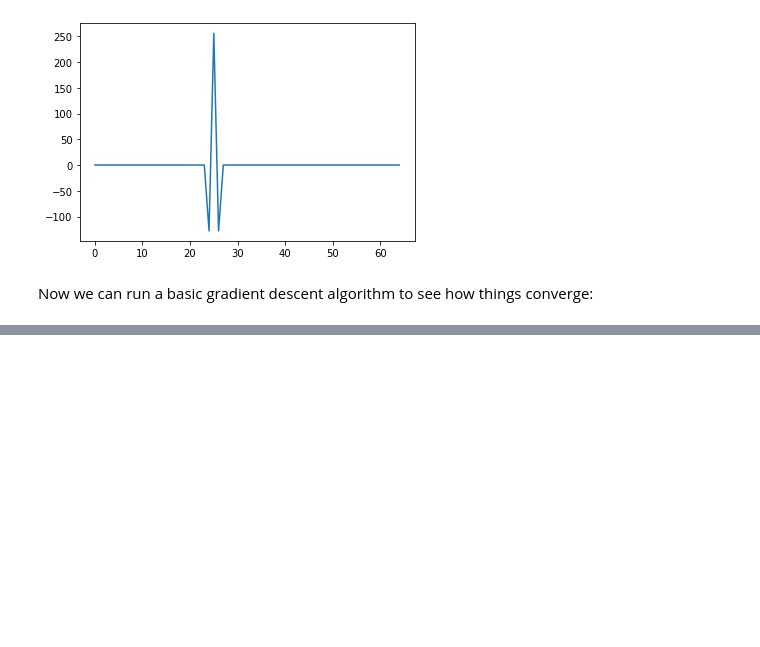
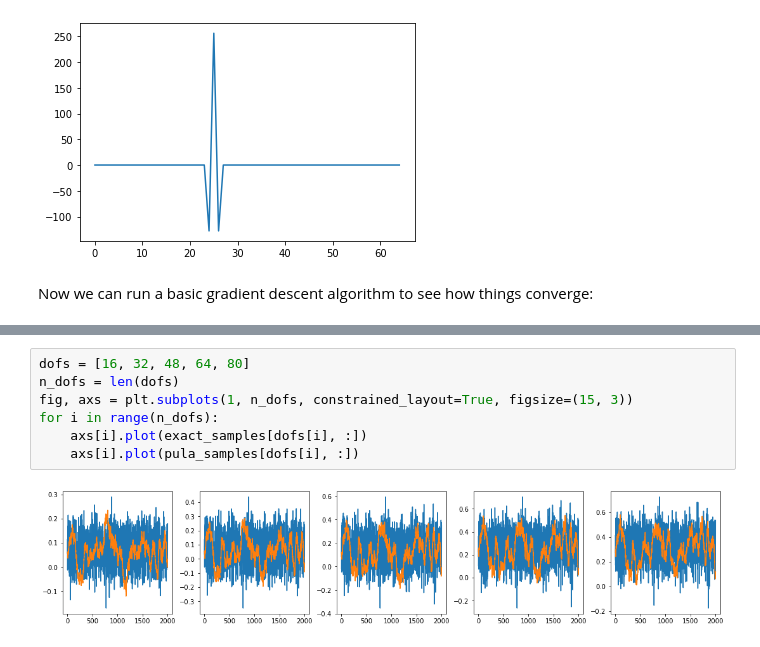
Before and after one commit to connor-duffin/ula-statfem, a Jupyter notebook: docs/methodology-week-workbook.ipynb, the cells around one changed output, grey strips where cells are left out. Cells and saved outputs as stored; diff of their text form; blank space fills up the shorter version.

```diff
--- a/docs/methodology-week-workbook.ipynb
+++ b/docs/methodology-week-workbook.ipynb
@@ -167,0 +208,9 @@ plt.show()
+# %%
+dofs = [16, 32, 48, 64, 80]
+n_dofs = len(dofs)
+fig, axs = plt.subplots(1, n_dofs, constrained_layout=True, figsize=(15, 3))
+for i in range(n_dofs):
+    axs[i].plot(exact_samples[dofs[i], :])
+    axs[i].plot(pula_samples[dofs[i], :])
+# %% [output]
+[figure, added]
```
Also changed, not shown: parts of 19 cells of this notebook.
